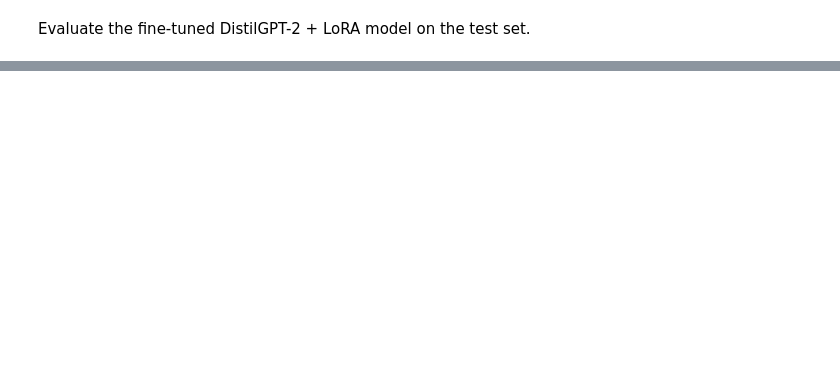
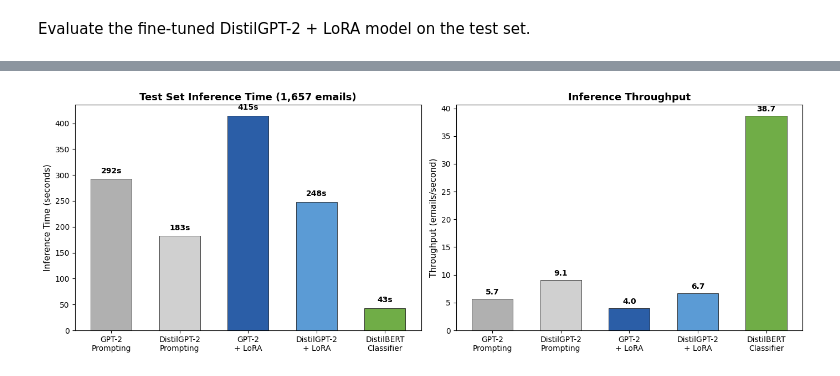
Before and after one commit to djacoo/nlp-llm-project, a Jupyter notebook: notebook.ipynb, the cells around one changed output, grey strips where cells are left out. Cells and saved outputs as stored; diff of their text form; code cells hidden in the pictures; blank space fills up the shorter version.

```diff
--- a/notebook.ipynb
+++ b/notebook.ipynb
@@ -586,0 +1071,29 @@ Compare all agents on the test set in terms of accuracy, computational time, and
+# %%
+# Computational efficiency comparison
+fig, axes = plt.subplots(1, 2, figsize=(14, 5))
+
+model_names = ["GPT-2\nPrompting", "DistilGPT-2\nPrompting", "GPT-2\n+ LoRA", "DistilGPT-2\n+ LoRA", "DistilBERT\nClassifier"]
+times = [gpt2_time, distilgpt2_time, gpt2_lora_time, distilgpt2_lora_time, distilbert_time]
+throughputs = [1657 / t for t in times]
+colors = ["#b0b0b0", "#d0d0d0", "#2b5ea7", "#5b9bd5", "#70ad47"]
+
+# Left: Inference time
+bars = axes[0].bar(model_names, times, color=colors, edgecolor="black", linewidth=0.5, width=0.6)
+for bar, t in zip(bars, times):
+    axes[0].text(bar.get_x() + bar.get_width() / 2, bar.get_height() + 8,
+                 f"{t:.0f}s", ha="center", va="bottom", fontweight="bold", fontsize=10)
+axes[0].set_ylabel("Inference Time (seconds)", fontsize=11)
+axes[0].set_title("Test Set Inference Time (1,657 emails)", fontsize=13, fontweight="bold")
+
+# Right: Throughput
+bars = axes[1].bar(model_names, throughputs, color=colors, edgecolor="black", linewidth=0.5, width=0.6)
+for bar, tp in zip(bars, throughputs):
+    axes[1].text(bar.get_x() + bar.get_width() / 2, bar.get_height() + 0.5,
+                 f"{tp:.1f}", ha="center", va="bottom", fontweight="bold", fontsize=10)
+axes[1].set_ylabel("Throughput (emails/second)", fontsize=11)
+axes[1].set_title("Inference Throughput", fontsize=13, fontweight="bold")
+
+plt.tight_layout()
+plt.show()
+# %% [output]
+[figure, added]
```
Also changed, not shown: parts of 38 cells of this notebook.
